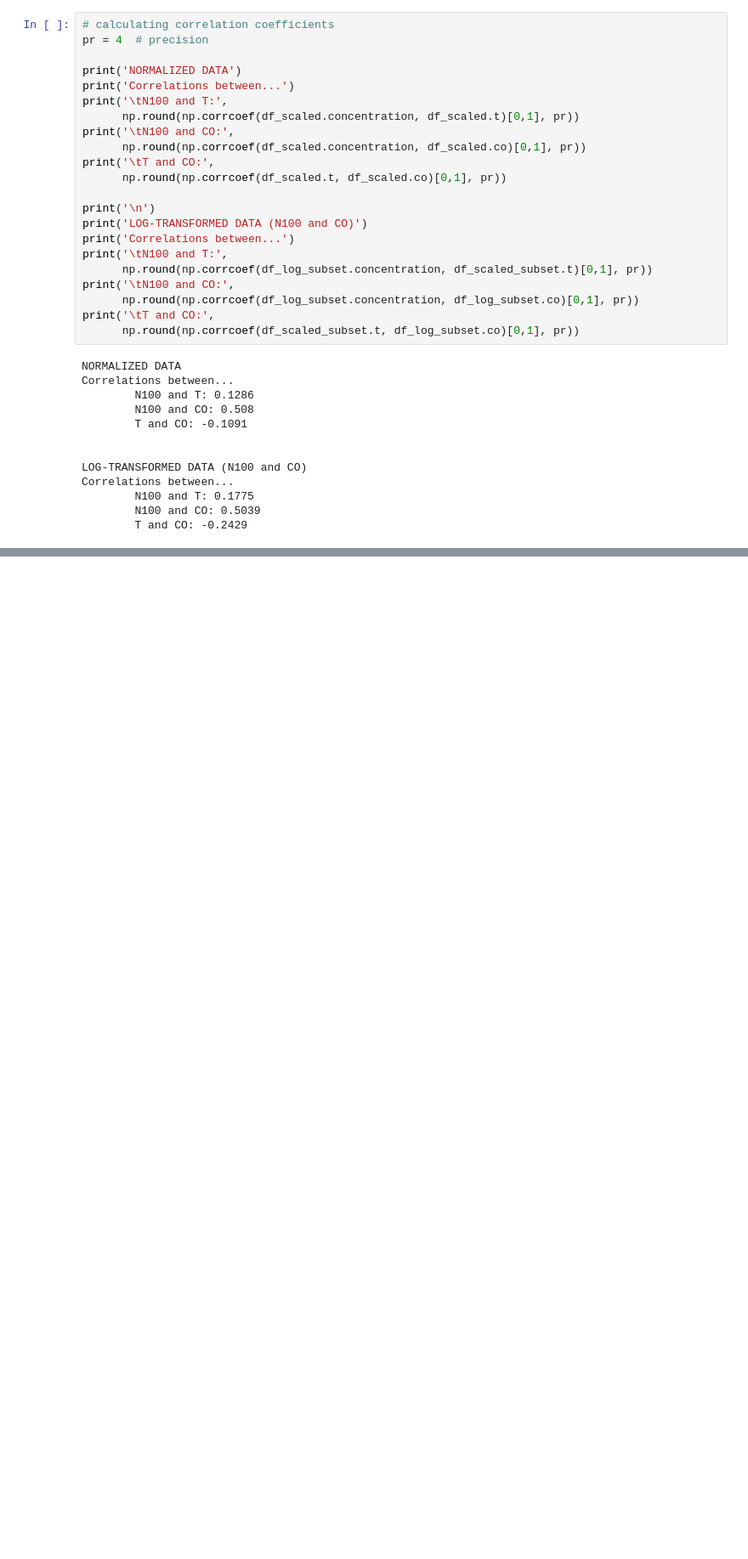
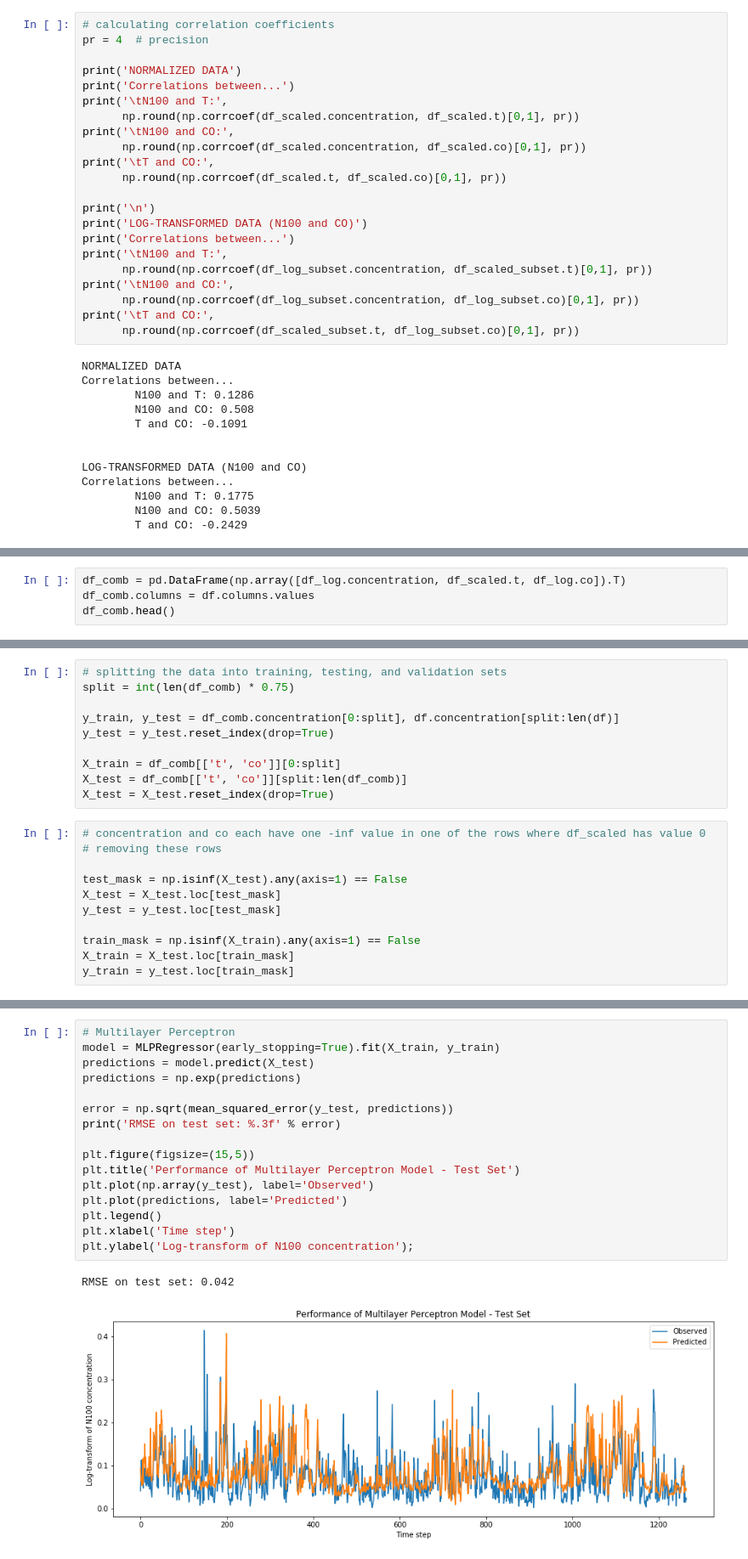
Before and after one commit to ellarauth/aerosol-modeling, a Jupyter notebook: notebooks/explore.ipynb, the cells around one changed output, grey strips where cells are left out. Shown at 85% size. Saved outputs shown, nothing was run; the diff lists cells and outputs as text; blank space fills up the shorter version.

Commit message:
started working on sk-learn models

```diff
--- a/notebooks/explore.ipynb
+++ b/notebooks/explore.ipynb
@@ -257,0 +270,4 @@ Using the log-transform actually made the correlations stronger. (When also usin
+# %%
+df_comb = pd.DataFrame(np.array([df_log.concentration, df_scaled.t, df_log.co]).T)
+df_comb.columns = df.columns.values
+df_comb.head()
@@ -257,0 +281,21 @@ Using the log-transform actually made the correlations stronger. (When also usin
+# %%
+# splitting the data into training, testing, and validation sets
+split = int(len(df_comb) * 0.75)
+
+y_train, y_test = df_comb.concentration[0:split], df.concentration[split:len(df)]
+y_test = y_test.reset_index(drop=True)
+
+X_train = df_comb[['t', 'co']][0:split]
+X_test = df_comb[['t', 'co']][split:len(df_comb)]
+X_test = X_test.reset_index(drop=True)
+# %%
+# concentration and co each have one -inf value in one of the rows where df_scaled has value 0
+# removing these rows
+
+test_mask = np.isinf(X_test).any(axis=1) == False
+X_test = X_test.loc[test_mask]
+y_test = y_test.loc[test_mask]
+
+train_mask = np.isinf(X_train).any(axis=1) == False
+X_train = X_test.loc[train_mask]
+y_train = y_test.loc[train_mask]
@@ -257,0 +369,19 @@ Using the log-transform actually made the correlations stronger. (When also usin
+# %%
+# Multilayer Perceptron
+model = MLPRegressor(early_stopping=True).fit(X_train, y_train)
+predictions = model.predict(X_test)
+predictions = np.exp(predictions)
+
+error = np.sqrt(mean_squared_error(y_test, predictions))
+print('RMSE on test set: %.3f' % error)
+
+plt.figure(figsize=(15,5))
+plt.title('Performance of Multilayer Perceptron Model - Test Set')
+plt.plot(np.array(y_test), label='Observed')
+plt.plot(predictions, label='Predicted')
+plt.legend()
+plt.xlabel('Time step')
+plt.ylabel('Log-transform of N100 concentration');
+# %% [output]
+RMSE on test set: 0.042
+[figure, added]
```
Also changed, not shown: parts of 15 cells of this notebook.
